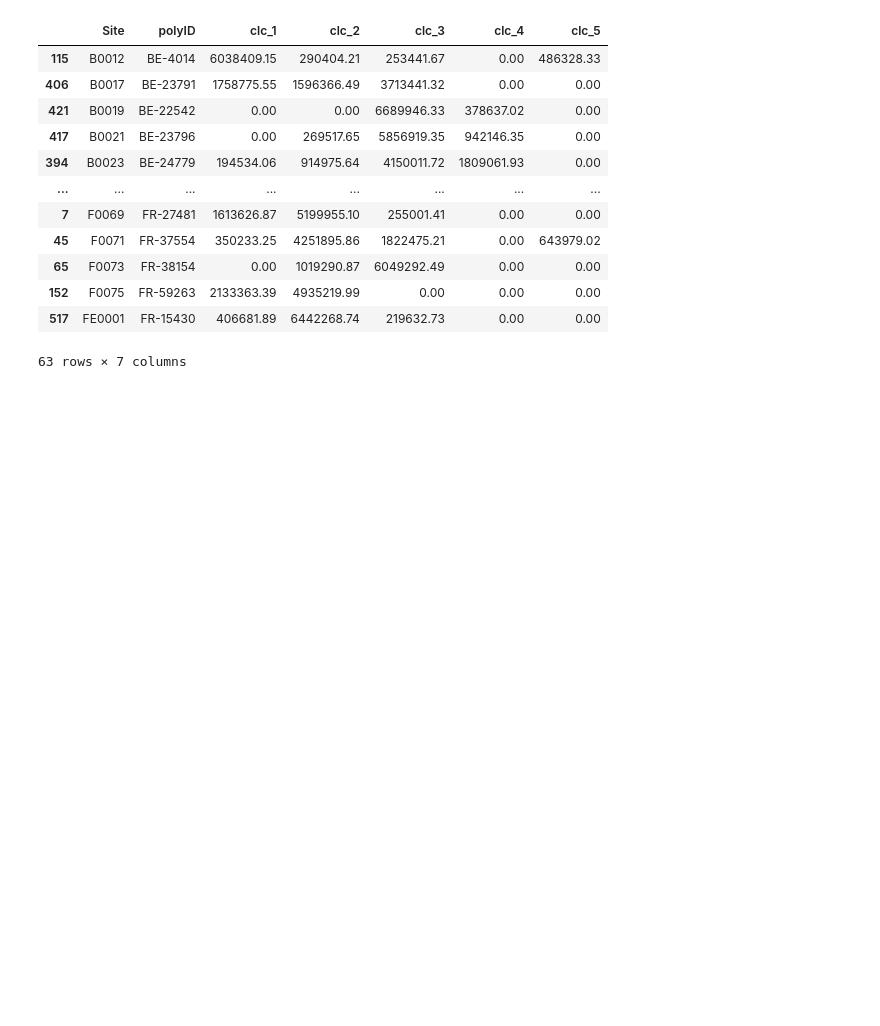
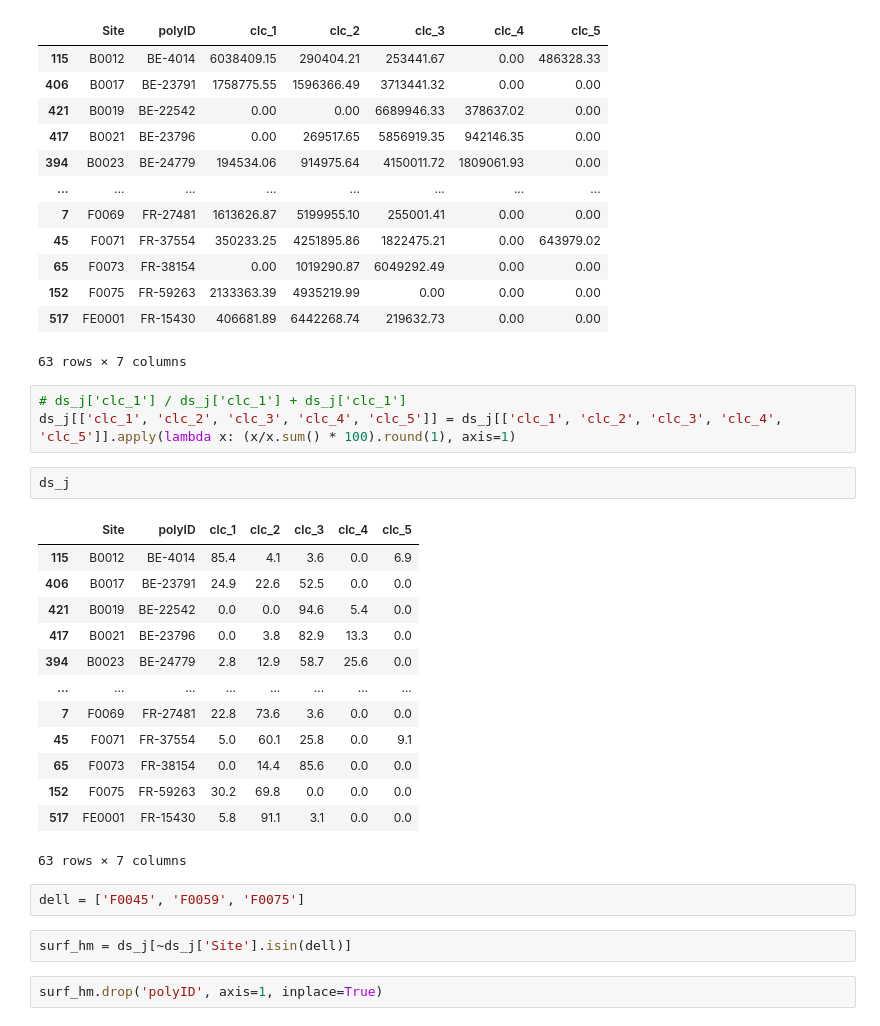
Before and after one commit to Nooreyni/Beeodiversity, a Jupyter notebook: surf_dist.ipynb, the cells around one changed output. Saved outputs shown, nothing was run; the diff lists cells and outputs as text; blank space fills up the shorter version.

```diff
--- a/surf_dist.ipynb
+++ b/surf_dist.ipynb
@@ -130,3 +150,28 @@ ds_j
 | 152 | F0075 | FR-59263 | 2133363.39 | 4935219.99 | 0.00 | 0.00 | 0.00 |
 | 517 | FE0001 | FR-15430 | 406681.89 | 6442268.74 | 219632.73 | 0.00 | 0.00 |
 63 rows × 7 columns
+# %%
+# ds_j['clc_1'] / ds_j['clc_1'] + ds_j['clc_1']
+ds_j[['clc_1', 'clc_2', 'clc_3', 'clc_4', 'clc_5']] = ds_j[['clc_1', 'clc_2', 'clc_3', 'clc_4', 'clc_5']].apply(lambda x: (x/x.sum() * 100).round(1), axis=1)
+# %%
+ds_j
+# %% [output]
+|  | Site | polyID | clc_1 | clc_2 | clc_3 | clc_4 | clc_5 |
+| 115 | B0012 | BE-4014 | 85.4 | 4.1 | 3.6 | 0.0 | 6.9 |
+| 406 | B0017 | BE-23791 | 24.9 | 22.6 | 52.5 | 0.0 | 0.0 |
+| 421 | B0019 | BE-22542 | 0.0 | 0.0 | 94.6 | 5.4 | 0.0 |
+| 417 | B0021 | BE-23796 | 0.0 | 3.8 | 82.9 | 13.3 | 0.0 |
+| 394 | B0023 | BE-24779 | 2.8 | 12.9 | 58.7 | 25.6 | 0.0 |
+| ... | ... | ... | ... | ... | ... | ... | ... |
+| 7 | F0069 | FR-27481 | 22.8 | 73.6 | 3.6 | 0.0 | 0.0 |
+| 45 | F0071 | FR-37554 | 5.0 | 60.1 | 25.8 | 0.0 | 9.1 |
+| 65 | F0073 | FR-38154 | 0.0 | 14.4 | 85.6 | 0.0 | 0.0 |
+| 152 | F0075 | FR-59263 | 30.2 | 69.8 | 0.0 | 0.0 | 0.0 |
+| 517 | FE0001 | FR-15430 | 5.8 | 91.1 | 3.1 | 0.0 | 0.0 |
+63 rows × 7 columns
+# %%
+dell = ['F0045', 'F0059', 'F0075']
+# %%
+surf_hm = ds_j[~ds_j['Site'].isin(dell)]
+# %%
+surf_hm.drop('polyID', axis=1, inplace=True)
```
Also changed, not shown: parts of 4 cells of this notebook, 3 other files.
